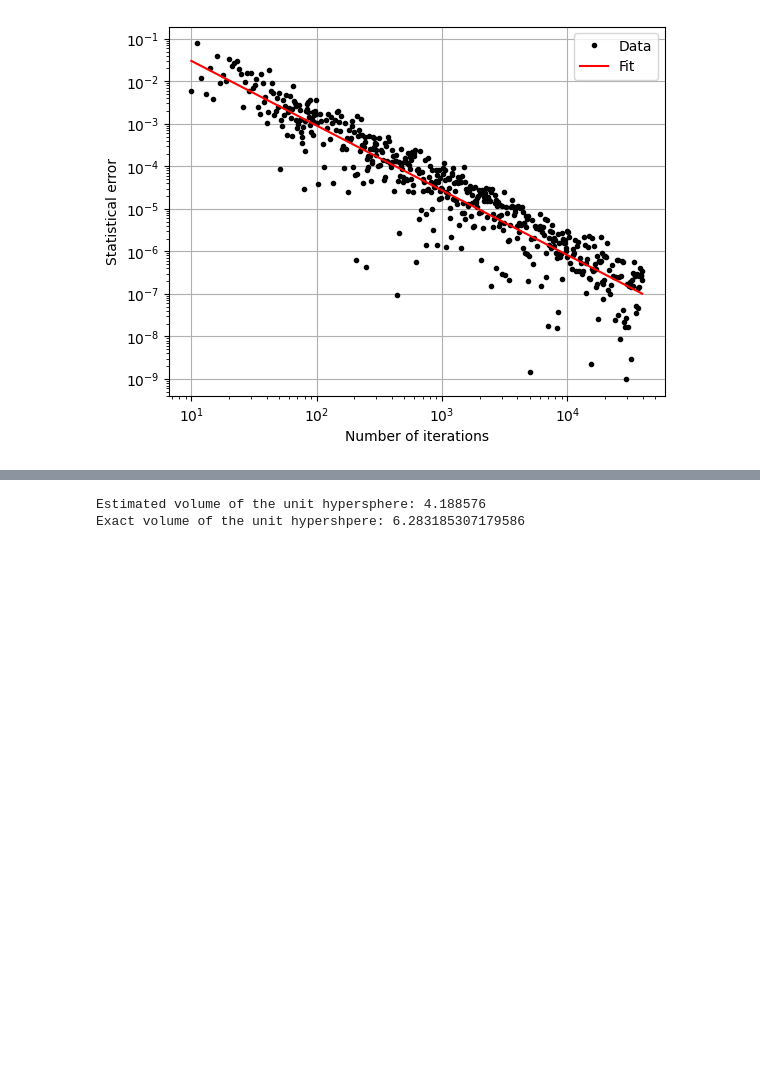
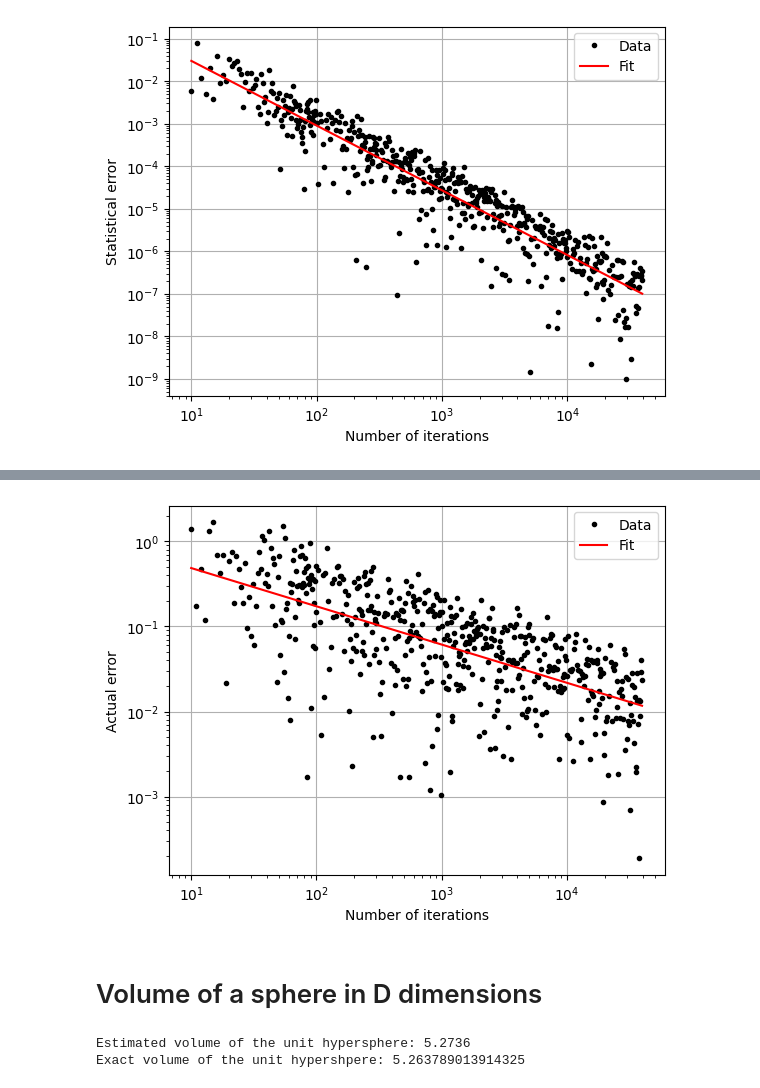
Before and after one commit to giacomocalabria/Stochastic-Methods-UPC, a Jupyter notebook: W3/Notebook.ipynb, the cells around one changed output, grey strips where cells are left out. Saved outputs shown, nothing was run; the diff lists cells and outputs as text; code cells hidden in the pictures; blank space fills up the shorter version.

```diff
--- a/W3/Notebook.ipynb
+++ b/W3/Notebook.ipynb
@@ -132,7 +169,23 @@ Exact volume of the unit sphere: 4.1887902047863905
+# %%
+# Fit a power law to the data in log-log scale
+p = np.polyfit(np.log(I), np.log(err), 1)
+
+# Plot the power law fit
+plt.loglog(I, err, '.', color='black', label='Data')
+plt.loglog(I, np.exp(p[1])*I**p[0], color='red', label='Fit')
+plt.xlabel('Number of iterations')
+plt.ylabel('Actual error')
+plt.legend()
+plt.grid()
+plt.show()
+# %% [output]
+[figure, added]
+# %% [markdown]
+# Volume of a sphere in D dimensions
 # %%
-Niter = 1000000
+Niter = 10000
 R = 1
-D = 3
+D = 5
 
 # Generate Niter random vectors of length D
 z = np.random.rand(Niter, D) # Create an array of the given shape and populate it with random samples from a uniform distribution over [0, 1).
@@ -147,9 +200,7 @@ for i in range(Niter):
 V = (2*R)**D*Nhint/Niter
 
 print('Estimated volume of the unit hypersphere:',V)
-print('Exact volume of the unit hypershpere:',np.pi**(D/2)/math.gamma(D/2)*R**D)
-
-# Compute the statistical error
+print('Exact volume of the unit hypershpere:',np.pi**(D/2)/math.gamma(D/2+1)*R**D)
 # %% [output]
-Estimated volume of the unit hypersphere: 4.188576
-Exact volume of the unit hypershpere: 6.283185307179586
+Estimated volume of the unit hypersphere: 5.2736
+Exact volume of the unit hypershpere: 5.263789013914325
```
Also changed, not shown: parts of 11 cells of this notebook, 7 other files.
